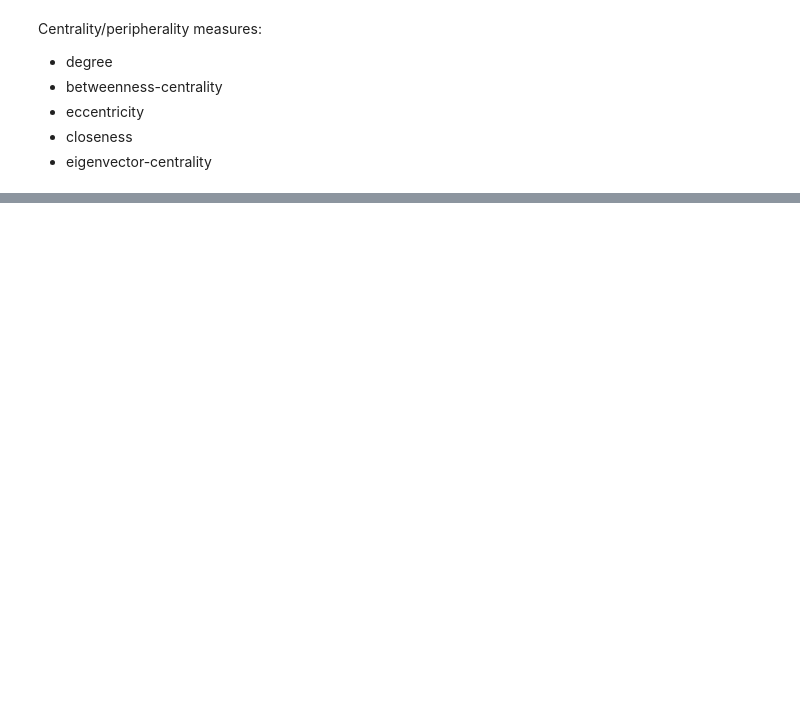
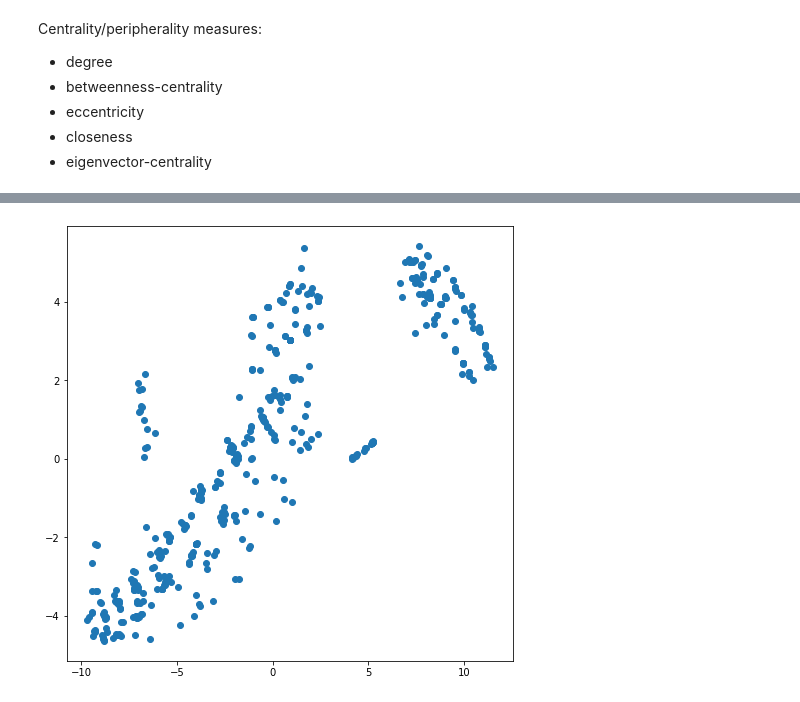
Before and after one commit to jw6602/GC-Project, a Jupyter notebook: playground.ipynb, the cells around one changed output, grey strips where cells are left out. Cells and saved outputs as stored; diff of their text form; code cells hidden in the pictures; blank space fills up the shorter version.

```diff
--- a/playground.ipynb
+++ b/playground.ipynb
@@ -269,0 +415,10 @@ nx.draw(Gt1_mst, pos=nx.fruchterman_reingold_layout(Gt1_mst))
+# %%
+perp = 120
+n_iter = 1000           # default = 1000
+tsne = TSNE(n_components=2, perplexity=perp, n_iter=n_iter)
+DR = tsne.fit_transform(cen)
+
+plt.figure(figsize=(8,8))
+plt.scatter(DR[:,0], DR[:,1]);
+# %% [output]
+[figure, added]
```
Also changed, not shown: parts of 25 cells of this notebook, 1 other file.
